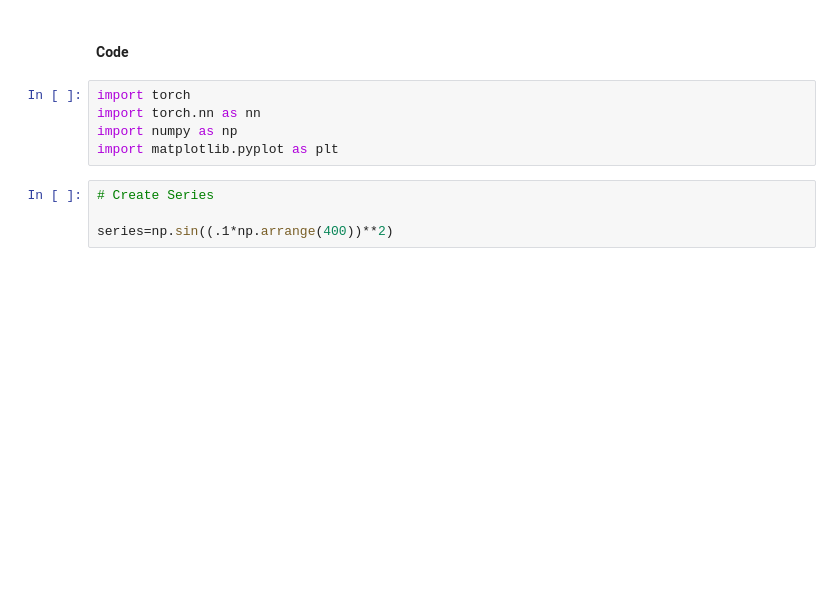
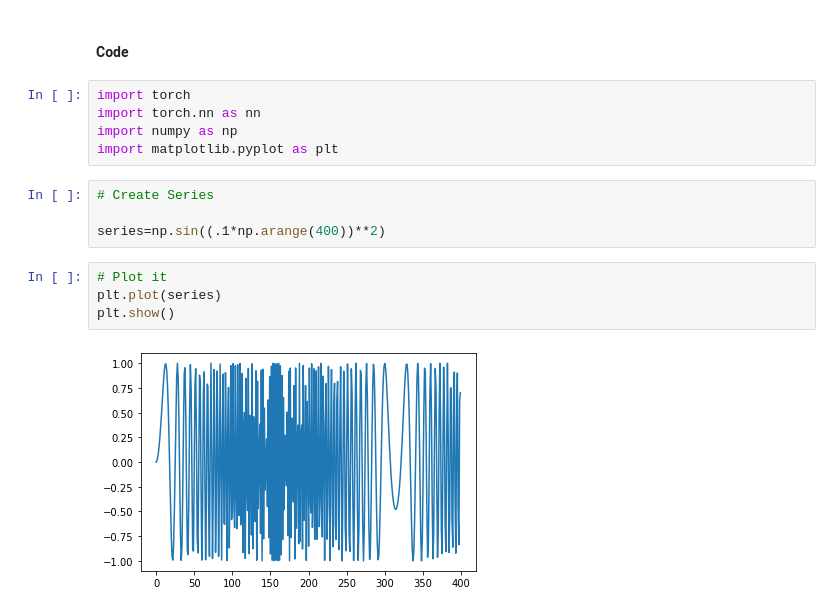
Before and after one commit to RiseAboveAll/PYTORCH_Learning, a Jupyter notebook: RNN.ipynb, the cells around one changed output. Saved outputs shown, nothing was run; the diff lists cells and outputs as text; blank space fills up the shorter version.

```diff
--- a/RNN.ipynb
+++ b/RNN.ipynb
@@ -633,4 +633,10 @@ import matplotlib.pyplot as plt
 # %%
 # Create Series
 
-series=np.sin((.1*np.arrange(400))**2)
+series=np.sin((.1*np.arange(400))**2)
+# %%
+# Plot it
+plt.plot(series)
+plt.show()
+# %% [output]
+[figure, added]
```
Also changed, not shown: parts of 10 cells of this notebook.
